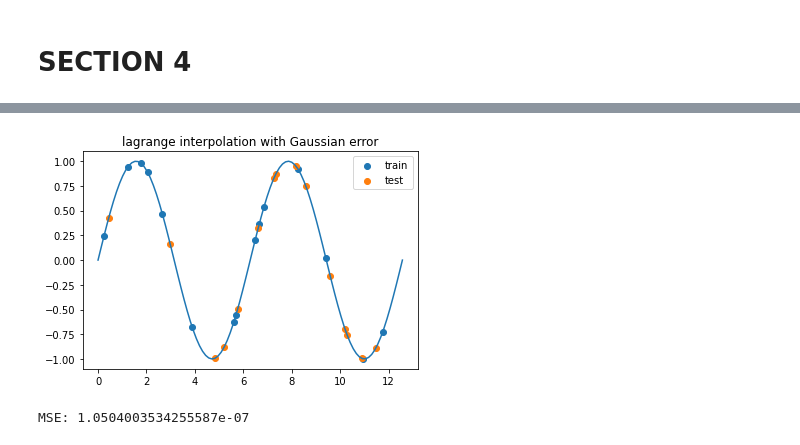
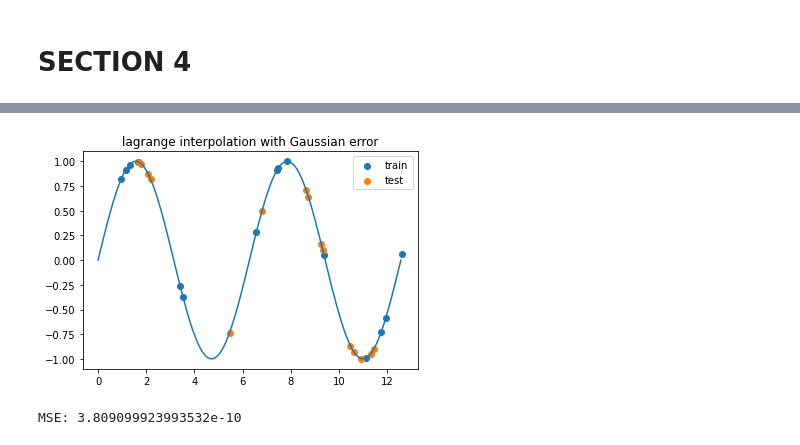
Before and after one commit to arstrim/UW_CS760, a Jupyter notebook: hw2/hw2.ipynb, the cells around one changed output, grey strips where cells are left out. Drawn from its saved outputs; the diff is of its cells as text; code cells hidden in the pictures.

```diff
--- a/hw2.ipynb
+++ b/hw2/hw2.ipynb
@@ -536,30 +536,30 @@ MSE: 4.3959017403149856e-08
 # %%
 x = sorted(np.random.uniform(a, b, n_points))
 noise = np.random.normal(loc=0.0, scale=1.0, size=n_points)
 x+=noise
 x = sorted(x)
 # x = sorted(np.random.uniform(a, b, 19))
 y = np.sin(x)
 poly = lagrange(x, y)
 plt.plot(np.linspace(a, b, 100), np.sin(np.linspace(a, b, 100)))
 
 plt.scatter(x, y, label = 'train')
 
 x_test = sorted(np.random.uniform(a, b, n_points))
-noise = np.random.normal(loc=0.0, scale=1.0, size=n_points)
+# noise = np.random.normal(loc=0.0, scale=1.0, size=n_points)
 x_test+=noise
 x_test = sorted(x_test)
 y_pred = poly(x_test)
 y_true = np.sin(x_test)
 plt.scatter(x_test, y_pred, label = 'test')
 
 plt.legend()
 plt.title('lagrange interpolation with Gaussian error')
 plt.savefig('lagrange_error.png')
 plt.show();
 
 MSE = np.square(np.subtract(y_true,y_pred)).mean()
 print('MSE:', MSE)
 # %% [output]
-[figure, old version]
+[figure, new version]
-MSE: 1.0504003534255587e-07
+MSE: 3.809099923993532e-10
```
Also changed, not shown: parts of 1 cell of this notebook, 13 other files.
